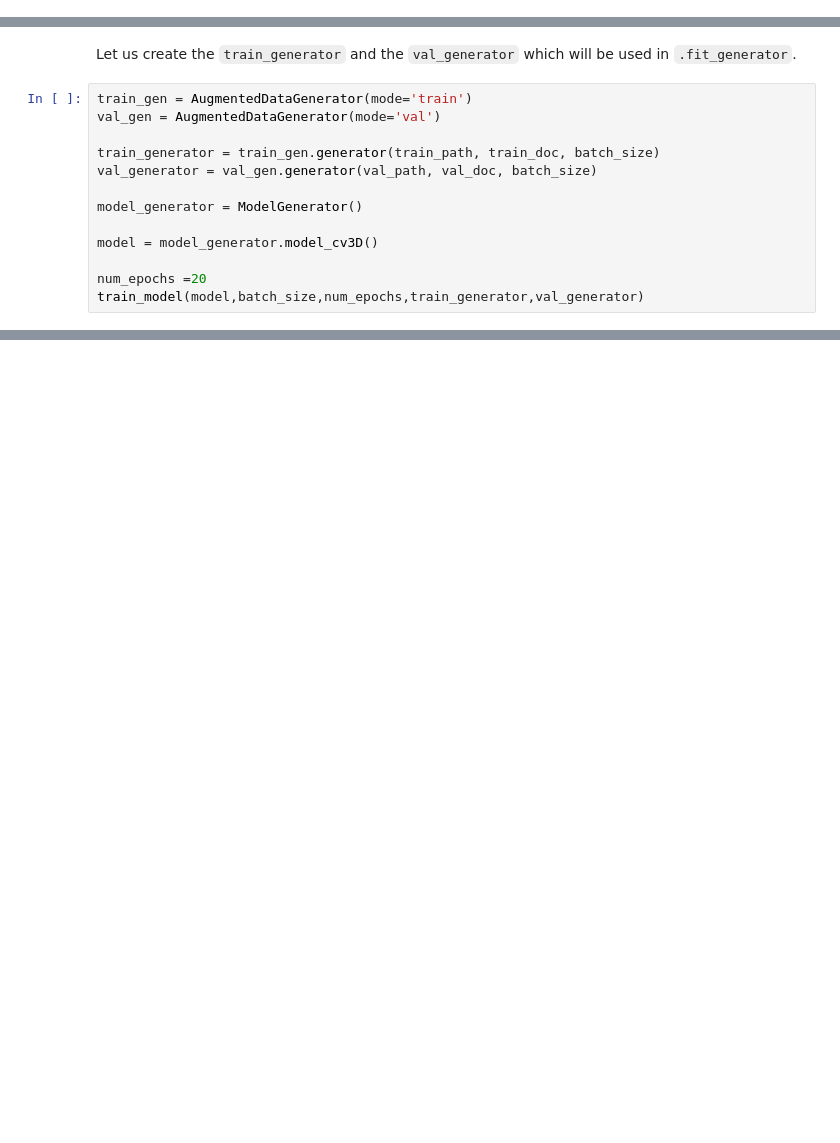
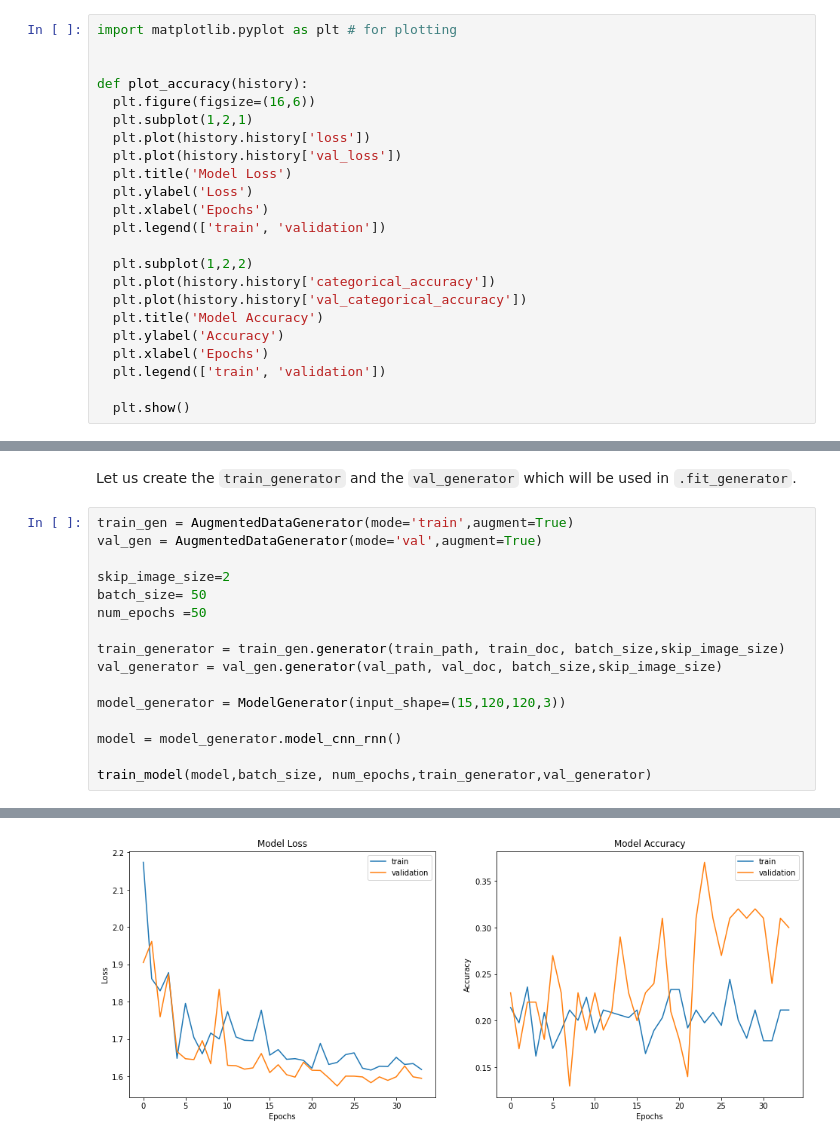
Before and after one commit to ranitha84/gesture_recognition, a Jupyter notebook: Neural_Nets_Project_Starter_Code.ipynb, the cells around one changed output, grey strips where cells are left out. Cells and saved outputs as stored; diff of their text form; blank space fills up the shorter version.

```diff
--- a/Neural_Nets_Project_Starter_Code.ipynb
+++ b/Neural_Nets_Project_Starter_Code.ipynb
@@ -241,3 +186,26 @@ val_path = drive_path+'/val'
+# %%
+import matplotlib.pyplot as plt # for plotting
+
+
+def plot_accuracy(history):
+  plt.figure(figsize=(16,6))
+  plt.subplot(1,2,1)
+  plt.plot(history.history['loss'])
+  plt.plot(history.history['val_loss'])
+  plt.title('Model Loss')
+  plt.ylabel('Loss')
+  plt.xlabel('Epochs')
+  plt.legend(['train', 'validation'])
+
+  plt.subplot(1,2,2)
+  plt.plot(history.history['categorical_accuracy'])
+  plt.plot(history.history['val_categorical_accuracy'])
+  plt.title('Model Accuracy')
+  plt.ylabel('Accuracy')
+  plt.xlabel('Epochs')
+  plt.legend(['train', 'validation'])
+
+  plt.show()
 # %% [markdown]
 ## Model
 Here you make the model using different functionalities that Keras provides. Remember to use `Conv3D` and `MaxPooling3D` and not `Conv2D` and `Maxpooling2D` for a 3D convolution model. You would want to use `TimeDistributed` while building a Conv2D + RNN model. Also remember that the last layer is the softmax. Design the network in such a way that the model is able to give good accuracy on the least number of parameters so that it can fit in the memory of the webcam.
@@ -391,16 +522,19 @@ Now that you have written the model, the next step is to `compile` the model. Wh
 # %% [markdown]
 Let us create the `train_generator` and the `val_generator` which will be used in `.fit_generator`.
 # %%
-train_gen = AugmentedDataGenerator(mode='train')
-val_gen = AugmentedDataGenerator(mode='val')
+train_gen = AugmentedDataGenerator(mode='train',augment=True)
+val_gen = AugmentedDataGenerator(mode='val',augment=True)
 
-train_generator = train_gen.generator(train_path, train_doc, batch_size)
-val_generator = val_gen.generator(val_path, val_doc, batch_size)
+skip_image_size=2
+batch_size= 50
+num_epochs =50
 
-model_generator = ModelGenerator()
+train_generator = train_gen.generator(train_path, train_doc, batch_size,skip_image_size)
+val_generator = val_gen.generator(val_path, val_doc, batch_size,skip_image_size)
 
-model = model_generator.model_cv3D()
+model_generator = ModelGenerator(input_shape=(15,120,120,3))
 
-num_epochs =20
-train_model(model,batch_size,num_epochs,train_generator,val_generator)
+model = model_generator.model_cnn_rnn()
+
+train_model(model,batch_size, num_epochs,train_generator,val_generator)
 # %% [output]
@@ -423,0 +558 @@ Epoch 00020: ReduceLROnPlateau reducing learning rate to 7.999999215826393e-05.
+[figure, added]
```
Also changed, not shown: parts of 18 cells of this notebook.
